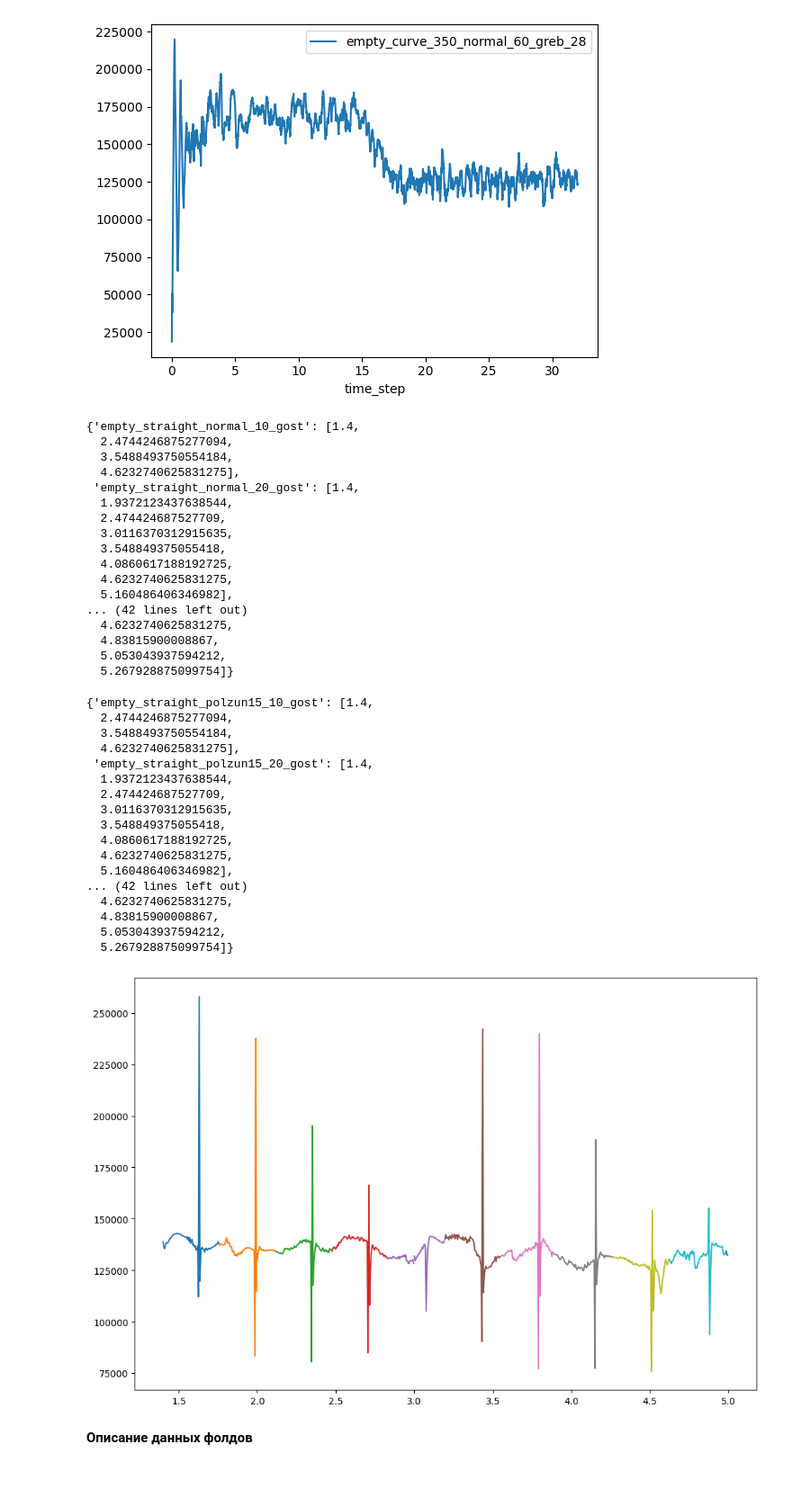
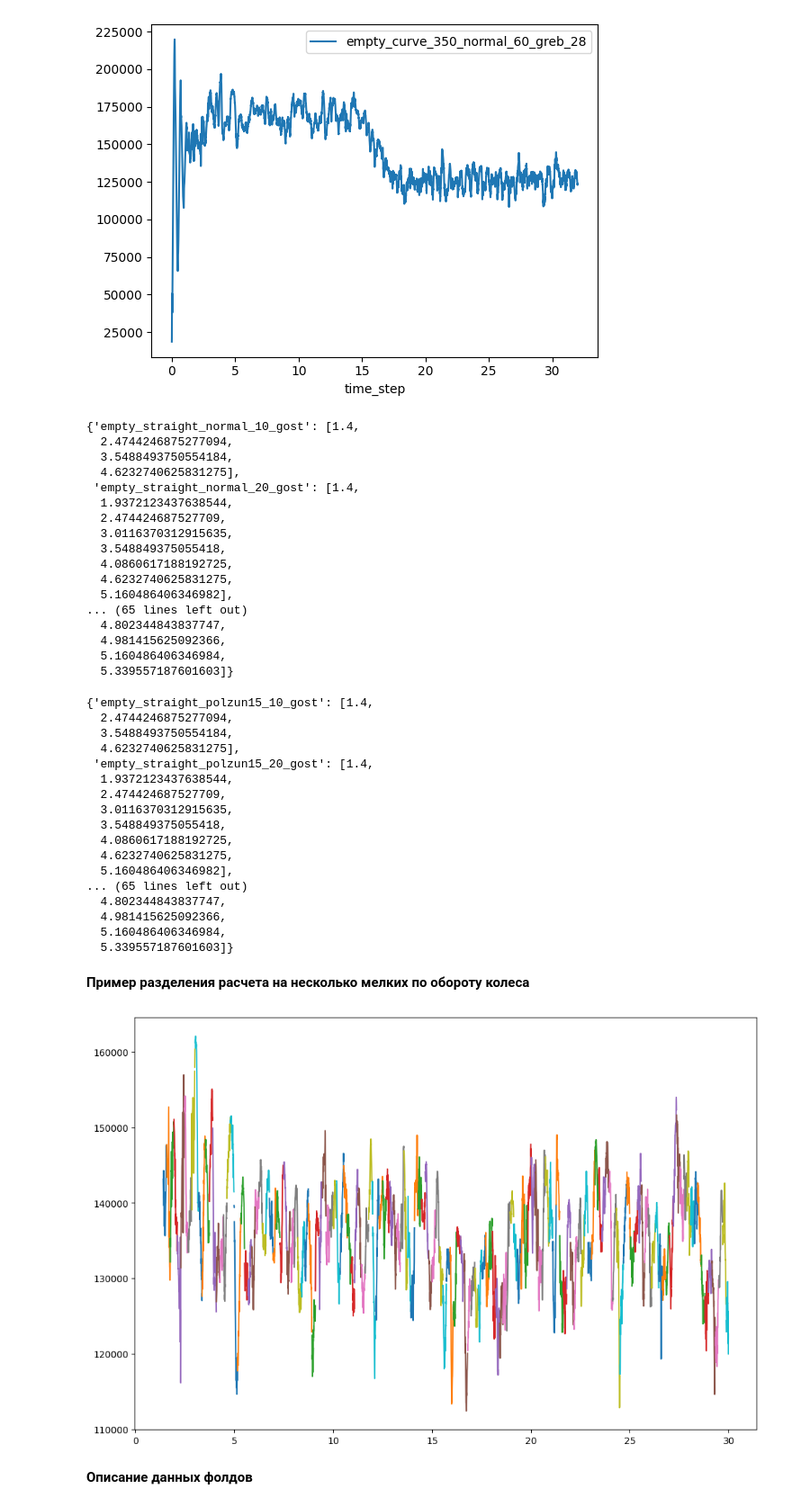
Before and after one commit to daniilgorenkov/Dissertation, a Jupyter notebook: observe.ipynb, the cells around one changed output. Shown at 90% size. Drawn from its saved outputs; the diff is of its cells as text; code cells hidden in the pictures; blank space fills up the shorter version.

```diff
--- a/observe.ipynb
+++ b/observe.ipynb
@@ -302,7 +302,8 @@ def get_time_splits(data:pd.DataFrame) -> list:
     return res
 # %%
 def time_indexes(frames:list[pd.DataFrame]) -> dict:
-    """"""
+    """Возвращает словарь индексов по которым нужно производить обрез, где
+    индексы высчтитываются в зависимости от скорости движения вагона и радиуса колеса"""
 
     res = {}
 
@@ -327,11 +328,11 @@ time_indexes(empty_straight_normal_gost)
   4.0860617188192725,
   4.6232740625831275,
   5.160486406346982],
-... (42 lines left out)
-  4.6232740625831275,
-  4.83815900008867,
-  5.053043937594212,
-  5.267928875099754]}
+... (65 lines left out)
+  4.802344843837747,
+  4.981415625092366,
+  5.160486406346984,
+  5.339557187601603]}
 # %%
 # Получение индексов полного оборота колеса
 
@@ -463,11 +464,11 @@ indexes_empty_straight_polzun15_gost
   4.0860617188192725,
   4.6232740625831275,
   5.160486406346982],
-... (42 lines left out)
-  4.6232740625831275,
-  4.83815900008867,
-  5.053043937594212,
-  5.267928875099754]}
+... (65 lines left out)
+  4.802344843837747,
+  4.981415625092366,
+  5.160486406346984,
+  5.339557187601603]}
 # %%
 def get_splited_dataframe(data:pd.DataFrame,indexes:list) -> pd.DataFrame:
     """Разделение одного результата расчета на несколько других по полному обороту колеса
@@ -487,11 +488,13 @@ def get_splited_dataframe(data:pd.DataFrame,indexes:list) -> pd.DataFrame:
     df = common_df.drop(0, axis=1)
 
     return df
+# %% [markdown]
+**Пример разделения расчета на несколько мелких по обороту колеса**
 # %%
-devided_result = get_splited_dataframe(empty_straight_polzun15_gost[2], indexes_empty_straight_polzun15_gost["empty_straight_polzun15_30_gost"])
+devided_result = get_splited_dataframe(empty_curve_650_normal_gost[5], indexes_empty_curve_650_normal_gost["empty_curve_650_normal_60_gost"])
 
 plt.figure().set_size_inches(12,8)
 plt.plot(devided_result)
 plt.show()
 # %% [output]
-[figure, old version]
+[figure, new version]
```
Also changed, not shown: parts of 1 cell of this notebook.
